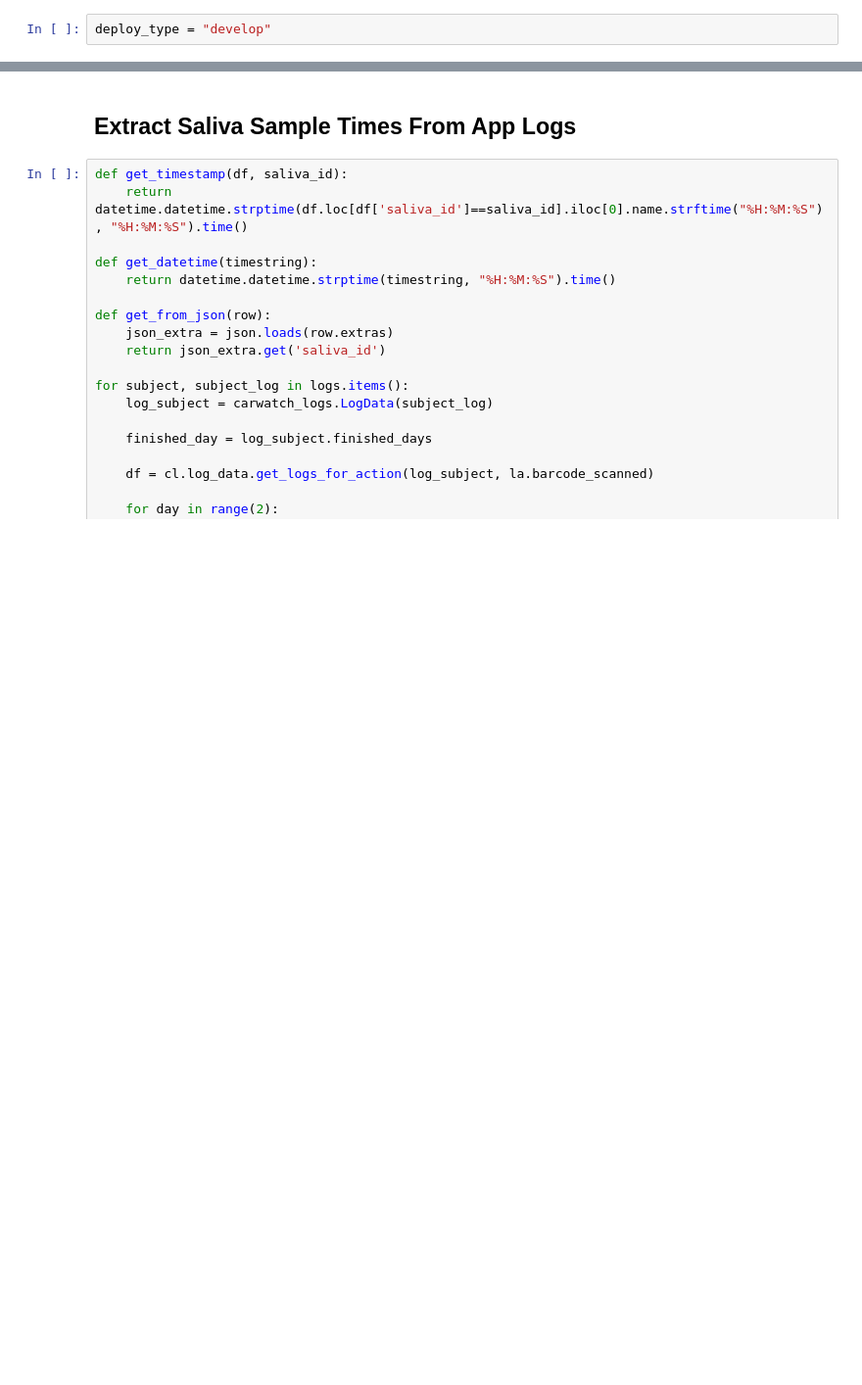
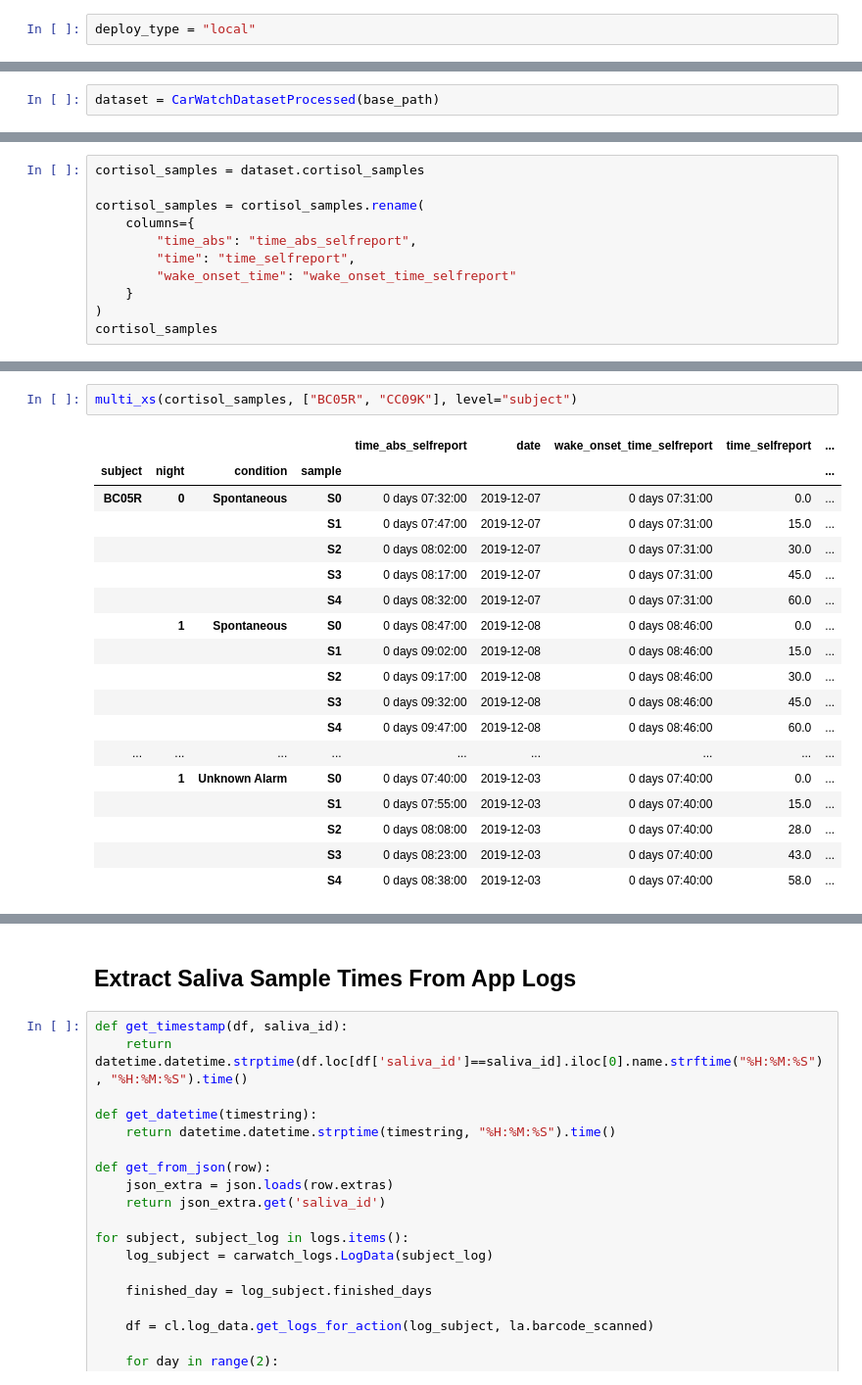
Before and after one commit to mad-lab-fau/carwatch-analysis, a Jupyter notebook: experiments/2022_car_sampling_pnec/Saliva_Processing_App.ipynb, the cells around one changed output, grey strips where cells are left out. Shown at 98% size. Cells and saved outputs as stored; diff of their text form; blank space fills up the shorter version.

```diff
--- a/experiments/2022_car_sampling_pnec/Saliva_Processing_App.ipynb
+++ b/experiments/2022_car_sampling_pnec/Saliva_Processing_App.ipynb
@@ -44,5 +33,5 @@ data_raw.head()
 # %%
-deploy_type = "develop"
+deploy_type = "local"
 # %%
 # build path to data folder
 config_dict = json.load(Path("../config.json").open(encoding="utf-8"))
@@ -55,0 +42,2 @@ logs = carwatch_logs.load_logs_all_subjects(logs_path, has_subject_folders=False
+# %%
+dataset = CarWatchDatasetProcessed(base_path)
@@ -133,0 +99,11 @@ wake_onset_long.head()
+# %%
+cortisol_samples = dataset.cortisol_samples
+
+cortisol_samples = cortisol_samples.rename(
+    columns={
+        "time_abs": "time_abs_selfreport",
+        "time": "time_selfreport",
+        "wake_onset_time": "wake_onset_time_selfreport"
+    }
+)
+cortisol_samples
@@ -133,0 +209,21 @@ wake_onset_long.head()
+# %%
+multi_xs(cortisol_samples, ["BC05R", "CC09K"], level="subject")
+# %% [output]
+|  |  |  |  | time_abs_selfreport | date | wake_onset_time_selfreport | time_selfreport | ... |
+| subject | night | condition | sample |  |  |  |  | ... |
+| BC05R | 0 | Spontaneous | S0 | 0 days 07:32:00 | 2019-12-07 | 0 days 07:31:00 | 0.0 | ... |
+|  |  |  | S1 | 0 days 07:47:00 | 2019-12-07 | 0 days 07:31:00 | 15.0 | ... |
+|  |  |  | S2 | 0 days 08:02:00 | 2019-12-07 | 0 days 07:31:00 | 30.0 | ... |
+|  |  |  | S3 | 0 days 08:17:00 | 2019-12-07 | 0 days 07:31:00 | 45.0 | ... |
+|  |  |  | S4 | 0 days 08:32:00 | 2019-12-07 | 0 days 07:31:00 | 60.0 | ... |
+|  | 1 | Spontaneous | S0 | 0 days 08:47:00 | 2019-12-08 | 0 days 08:46:00 | 0.0 | ... |
+|  |  |  | S1 | 0 days 09:02:00 | 2019-12-08 | 0 days 08:46:00 | 15.0 | ... |
+|  |  |  | S2 | 0 days 09:17:00 | 2019-12-08 | 0 days 08:46:00 | 30.0 | ... |
+|  |  |  | S3 | 0 days 09:32:00 | 2019-12-08 | 0 days 08:46:00 | 45.0 | ... |
+|  |  |  | S4 | 0 days 09:47:00 | 2019-12-08 | 0 days 08:46:00 | 60.0 | ... |
+| ... | ... | ... | ... | ... | ... | ... | ... | ... |
+|  | 1 | Unknown Alarm | S0 | 0 days 07:40:00 | 2019-12-03 | 0 days 07:40:00 | 0.0 | ... |
+|  |  |  | S1 | 0 days 07:55:00 | 2019-12-03 | 0 days 07:40:00 | 15.0 | ... |
+|  |  |  | S2 | 0 days 08:08:00 | 2019-12-03 | 0 days 07:40:00 | 28.0 | ... |
+|  |  |  | S3 | 0 days 08:23:00 | 2019-12-03 | 0 days 07:40:00 | 43.0 | ... |
+|  |  |  | S4 | 0 days 08:38:00 | 2019-12-03 | 0 days 07:40:00 | 58.0 | ... |
```
Also changed, not shown: parts of 44 cells of this notebook, 30 other files.
